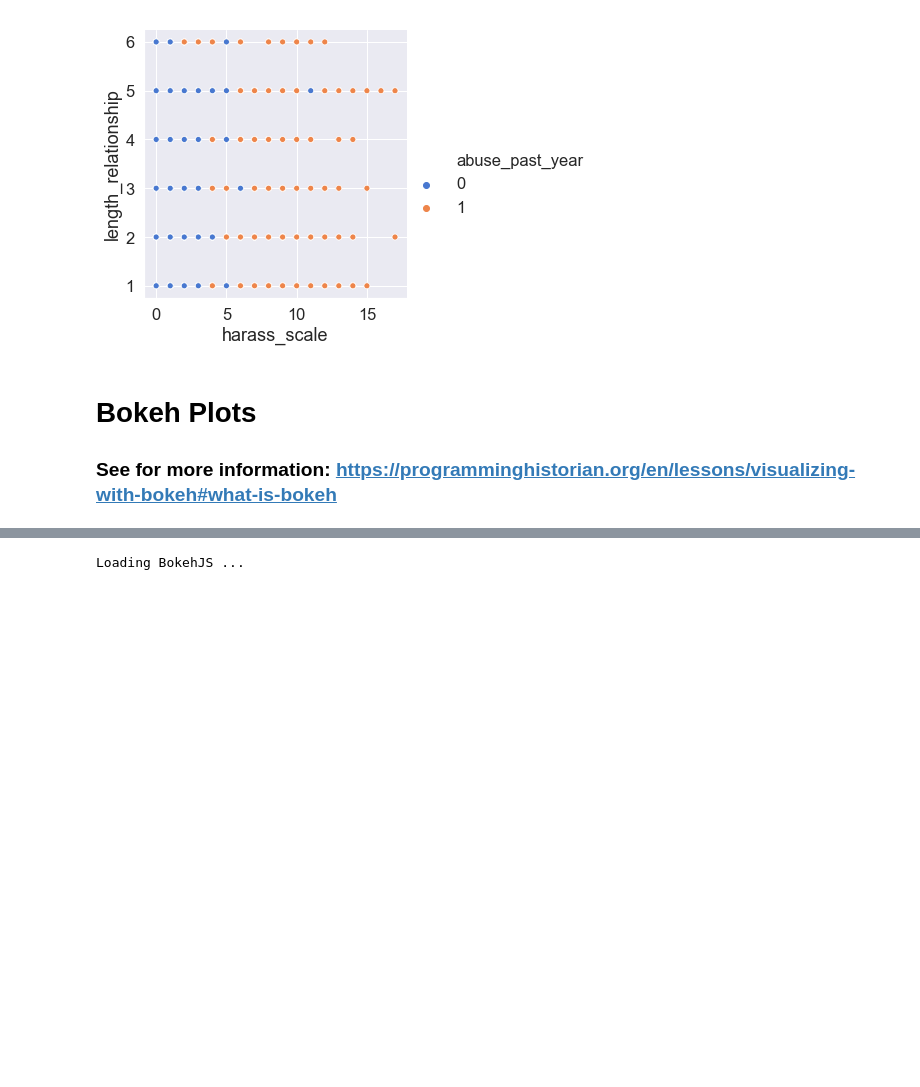
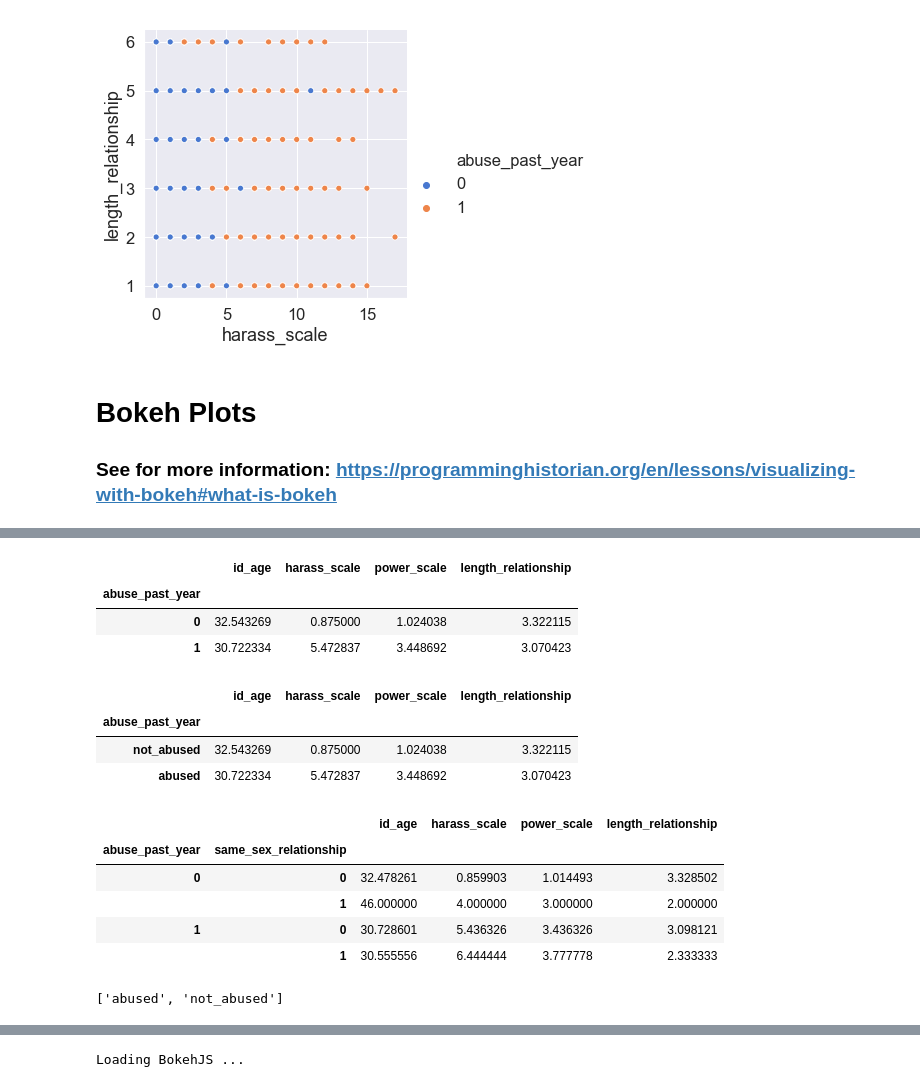
Before and after one commit to codeup-capstone-one/domestic-violence, a Jupyter notebook: Phase_1.ipynb, the cells around one changed output, grey strips where cells are left out. Saved outputs shown, nothing was run; the diff lists cells and outputs as text; code cells hidden in the pictures; blank space fills up the shorter version.

```diff
--- a/Phase_1.ipynb
+++ b/Phase_1.ipynb
@@ -616,0 +629,8 @@ show(p)
+# %%
+grouped = dfa.groupby('abuse_past_year')['id_age', 'harass_scale', 'power_scale', 'length_relationship'].mean()
+grouped
+# %% [output]
+|  | id_age | harass_scale | power_scale | length_relationship |
+| abuse_past_year |  |  |  |  |
+| 0 | 32.543269 | 0.875000 | 1.024038 | 3.322115 |
+| 1 | 30.722334 | 5.472837 | 3.448692 | 3.070423 |
@@ -616,0 +640,16 @@ show(p)
+# %%
+grouped
+# %% [output]
+|  | id_age | harass_scale | power_scale | length_relationship |
+| abuse_past_year |  |  |  |  |
+| not_abused | 32.543269 | 0.875000 | 1.024038 | 3.322115 |
+| abused | 30.722334 | 5.472837 | 3.448692 | 3.070423 |
+# %%
+dfa.groupby(['abuse_past_year', 'same_sex_relationship'])['id_age', 'harass_scale', 'power_scale', 'length_relationship'].mean()
+# %% [output]
+|  |  | id_age | harass_scale | power_scale | length_relationship |
+| abuse_past_year | same_sex_relationship |  |  |  |  |
+| 0 | 0 | 32.478261 | 0.859903 | 1.014493 | 3.328502 |
+|  | 1 | 46.000000 | 4.000000 | 3.000000 | 2.000000 |
+| 1 | 0 | 30.728601 | 5.436326 | 3.436326 | 3.098121 |
+|  | 1 | 30.555556 | 6.444444 | 3.777778 | 2.333333 |
@@ -616,0 +665,4 @@ show(p)
+# %%
+abuse_stat
+# %% [output]
+['abused', 'not_abused']
```
Also changed, not shown: parts of 7 cells of this notebook.
